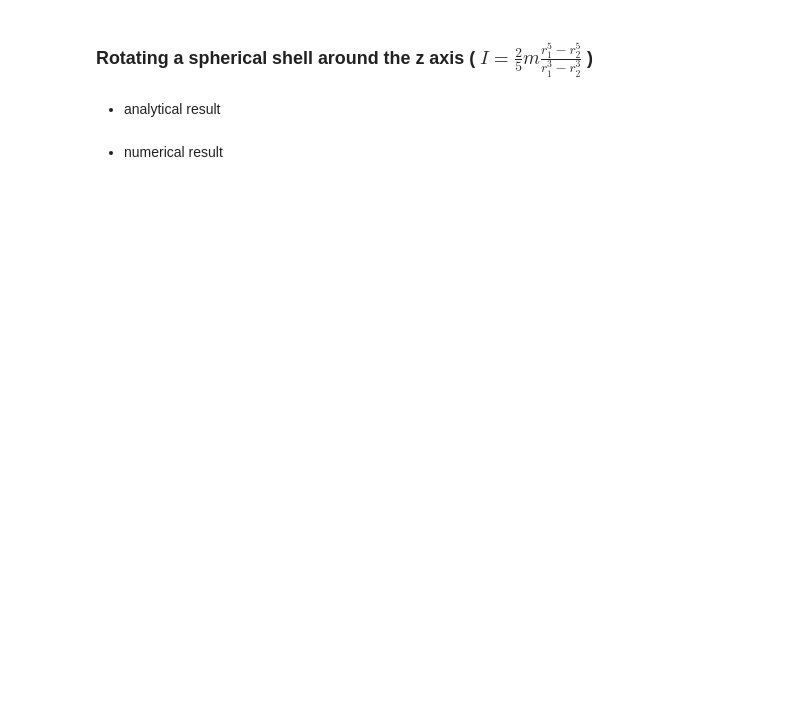
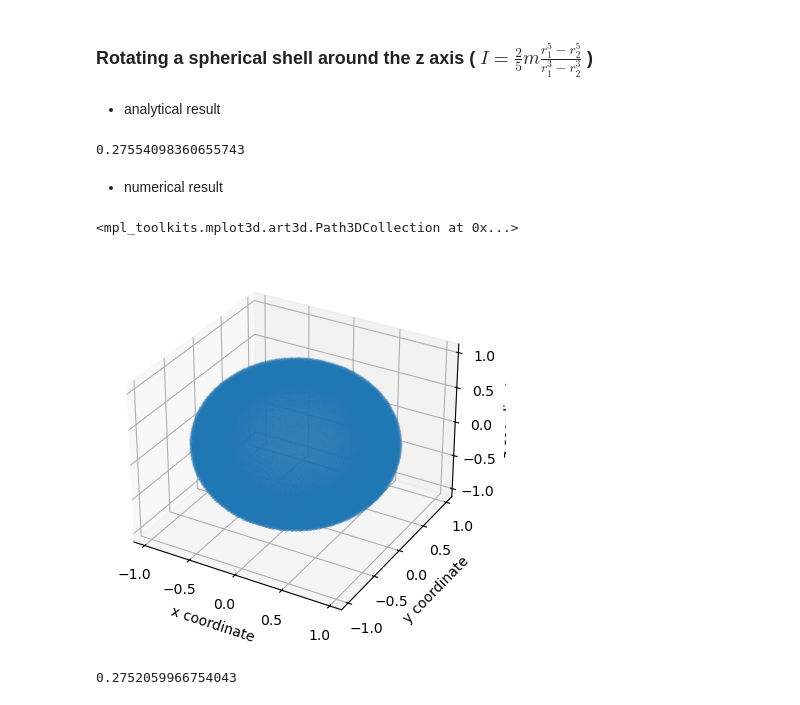
Before and after one commit to sage2003/Scientific-Computation-Udemy, a Jupyter notebook: Rotation of geometric objects.ipynb, the cells around one changed output. Drawn from its saved outputs; the diff is of its cells as text; code cells hidden in the pictures; blank space fills up the shorter version.

```diff
--- a/Rotation of geometric objects.ipynb
+++ b/Rotation of geometric objects.ipynb
@@ -194,5 +229,43 @@ plt.plot(r_list, np.zeros(num_points))
 ### Rotating a spherical shell around the z axis ( \\( I = \frac{2}{5}m\frac{r_1^5-r_2^5}{r_1^3-r_2^3} \\) )
 # %% [markdown]
 - analytical result
+# %%
+r1 = 1
+r2 = 0.8
+# %%
+1/2 * omega**2 * 2/5 * m * (r1**5 - r2**5)/(r1**3 - r2**3)
+# %% [output]
+0.27554098360655743
 # %% [markdown]
 - numerical result
+# %%
+num_points = 100
+# %%
+coord_list = []
+counter = 0
+contribution = 0
+
+for x in np.linspace(-r, r, num_points):
+    for y in np.linspace(-r, r, num_points):
+        for z in np.linspace(-r, r, num_points):
+            if(r2 <= (np.linalg.norm([x,y,z])) <= r1):
+                coord_list.append([x,y,z])
+                counter += 1
+                contribution += np.linalg.norm([x,y,0])**2
+# %%
+coord_list = np.transpose(coord_list)
+# %%
+plt3D = plt.axes(projection='3d')
+
+plt3D.set_xlabel("x coordinate")
+plt3D.set_ylabel("y coordinate")
+plt3D.set_zlabel("z coordinate")
+
+plt3D.scatter3D(coord_list[0], coord_list[1], coord_list[2], s=0.01)
+# %% [output]
+<mpl_toolkits.mplot3d.art3d.Path3DCollection at 0x...>
+[figure, added]
+# %%
+(m/counter) * contribution/2 * omega**2
+# %% [output]
+0.2752059966754043
```
Also changed, not shown: parts of 6 cells of this notebook, 3 other files.
